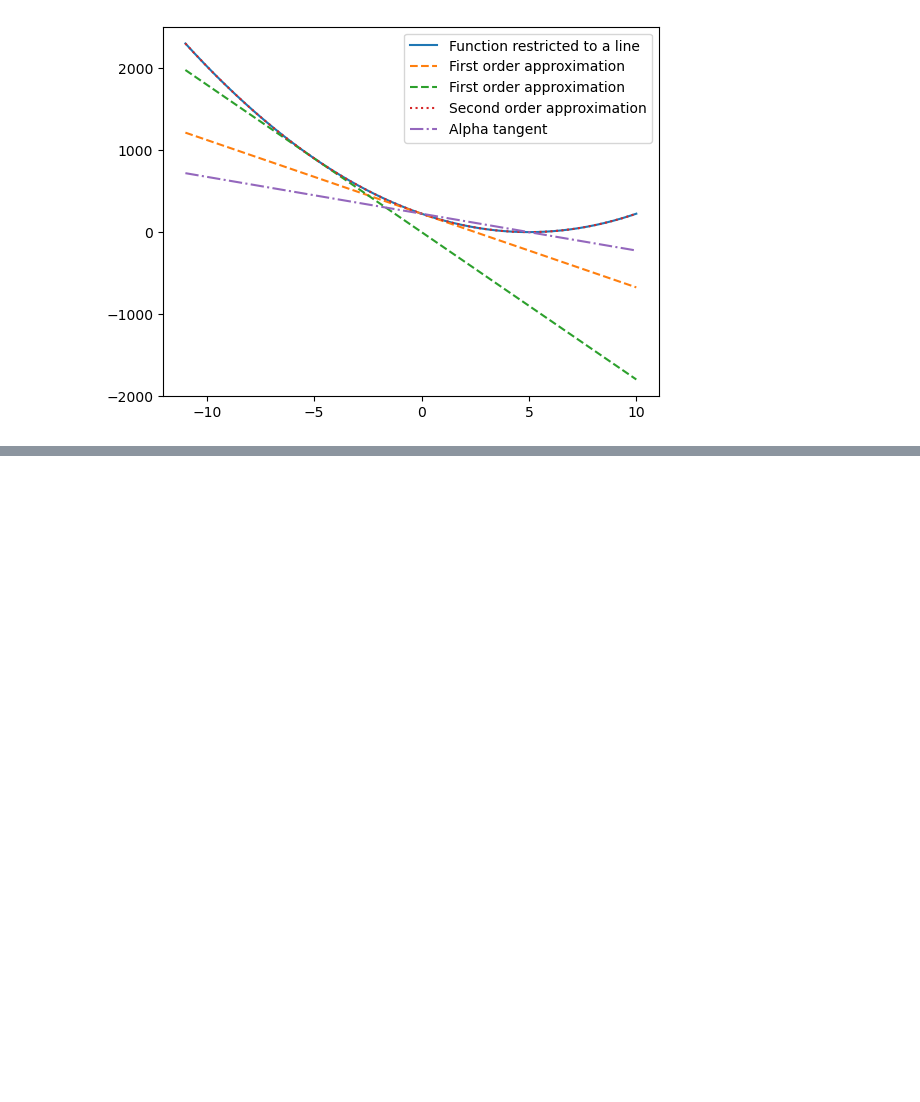
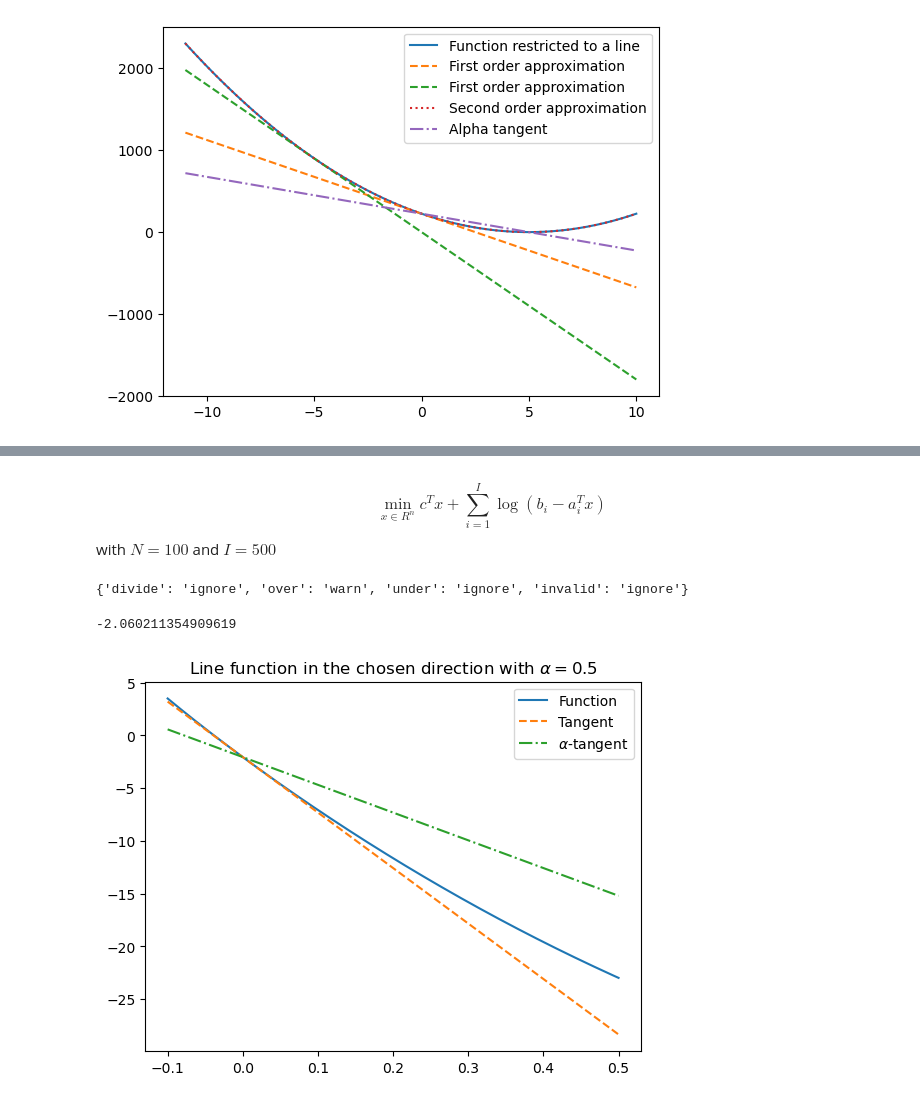
Before and after one commit to gwatkinson/ConvexOptimisationHW3, a Jupyter notebook: test.ipynb, the cells around one changed output, grey strips where cells are left out. Saved outputs shown, nothing was run; the diff lists cells and outputs as text; code cells hidden in the pictures; blank space fills up the shorter version.

```diff
--- a/test.ipynb
+++ b/test.ipynb
@@ -136,0 +102,36 @@ pb.plot_gap()
+# %% [markdown]
+\begin{equation}
+\min_{x \in R^n} c^T x + \sum_{i = 1}^I \log(b_i - a_i^T x)
+\end{equation}
+with $N=100$ and $I=500$
+# %%
+from src.function_helper import LinearFunction, LogAffineFunction
+np.seterr(divide='ignore', invalid='ignore')
+# %% [output]
+{'divide': 'ignore', 'over': 'warn', 'under': 'ignore', 'invalid': 'ignore'}
+# %%
+N = 5
+I = 2
+# %%
+c = nprd.uniform(-1, 1, size=(N, N))
+b = nprd.uniform(1, 5, size=(I,))
+a = nprd.uniform(-1, 1, size=(I, N))
+Q = nprd.uniform(-1, 1, size=(N, N))
+p = nprd.uniform(-1, 1, size=(N))
+x = np.zeros(N)
+# %%
+log_aff_0 = LogAffineFunction(a[0, :], b[0])
+log_aff_1 = LogAffineFunction(a[1, :], b[1])
+lin_f = LinearFunction(c)
+quad_f = Quadratic(Q.T @ Q/100, p)
+objective = quad_f + log_aff_0 + log_aff_1
+# %%
+objective(x)
+# %% [output]
+-2.060211354909619
+# %%
+pbl = UnconstrainedOptimizer(objective, x, method="newton", max_iter=100)
+# %%
+pbl.plot_line(0.5, t_range=(-0.1, 0.5))
+# %% [output]
+[figure, added]
```
Also changed, not shown: parts of 37 cells of this notebook.
